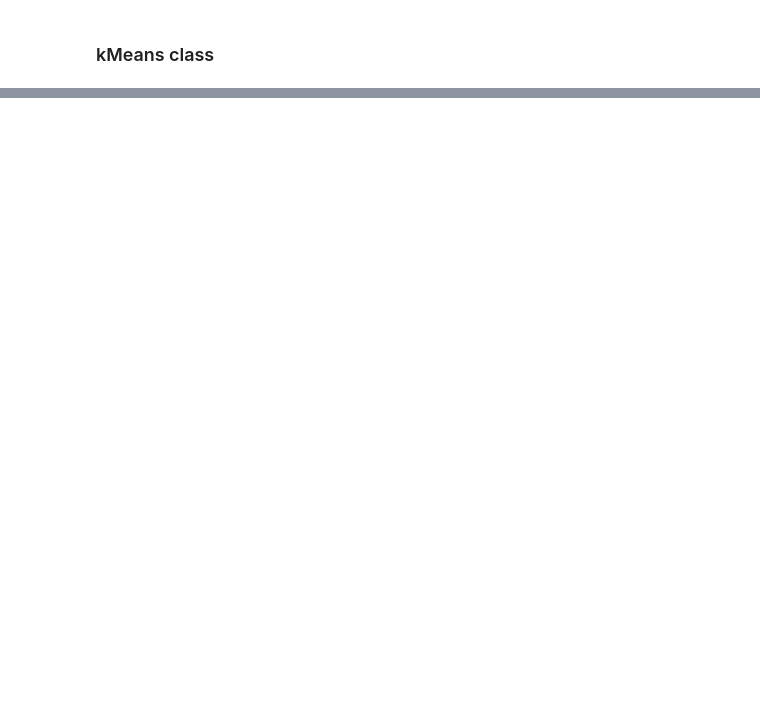
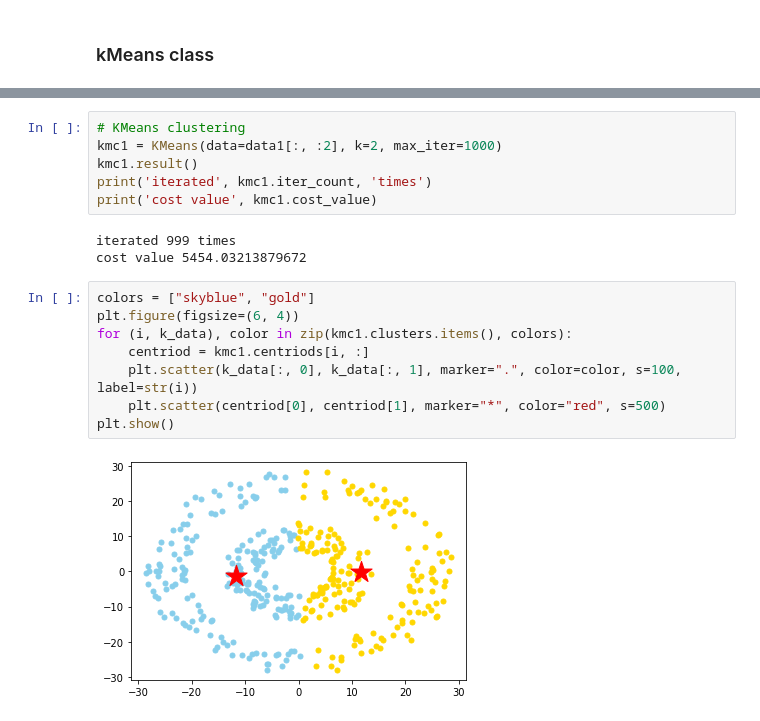
Before and after one commit to Yao-14/ML-DL_NWPU, a Jupyter notebook: 1_machine_learning_class/3_kmeans/homework/Homework 04 - kMeans.ipynb, the cells around one changed output, grey strips where cells are left out. Cells and saved outputs as stored; diff of their text form; blank space fills up the shorter version.

```diff
--- a/1_machine_learning_class/3_kmeans/homework/Homework 04 - kMeans.ipynb
+++ b/1_machine_learning_class/3_kmeans/homework/Homework 04 - kMeans.ipynb
@@ -66,0 +158,19 @@ from scipy.spatial.distance import cdist
+# %%
+# KMeans clustering
+kmc1 = KMeans(data=data1[:, :2], k=2, max_iter=1000)
+kmc1.result()
+print('iterated', kmc1.iter_count, 'times')
+print('cost value', kmc1.cost_value)
+# %% [output]
+iterated 999 times
+cost value 5454.03213879672
+# %%
+colors = ["skyblue", "gold"]
+plt.figure(figsize=(6, 4))
+for (i, k_data), color in zip(kmc1.clusters.items(), colors):
+    centriod = kmc1.centriods[i, :]
+    plt.scatter(k_data[:, 0], k_data[:, 1], marker=".", color=color, s=100, label=str(i))
+    plt.scatter(centriod[0], centriod[1], marker="*", color="red", s=500)
+plt.show()
+# %% [output]
+[figure, added]
```
Also changed, not shown: parts of 10 cells of this notebook.
